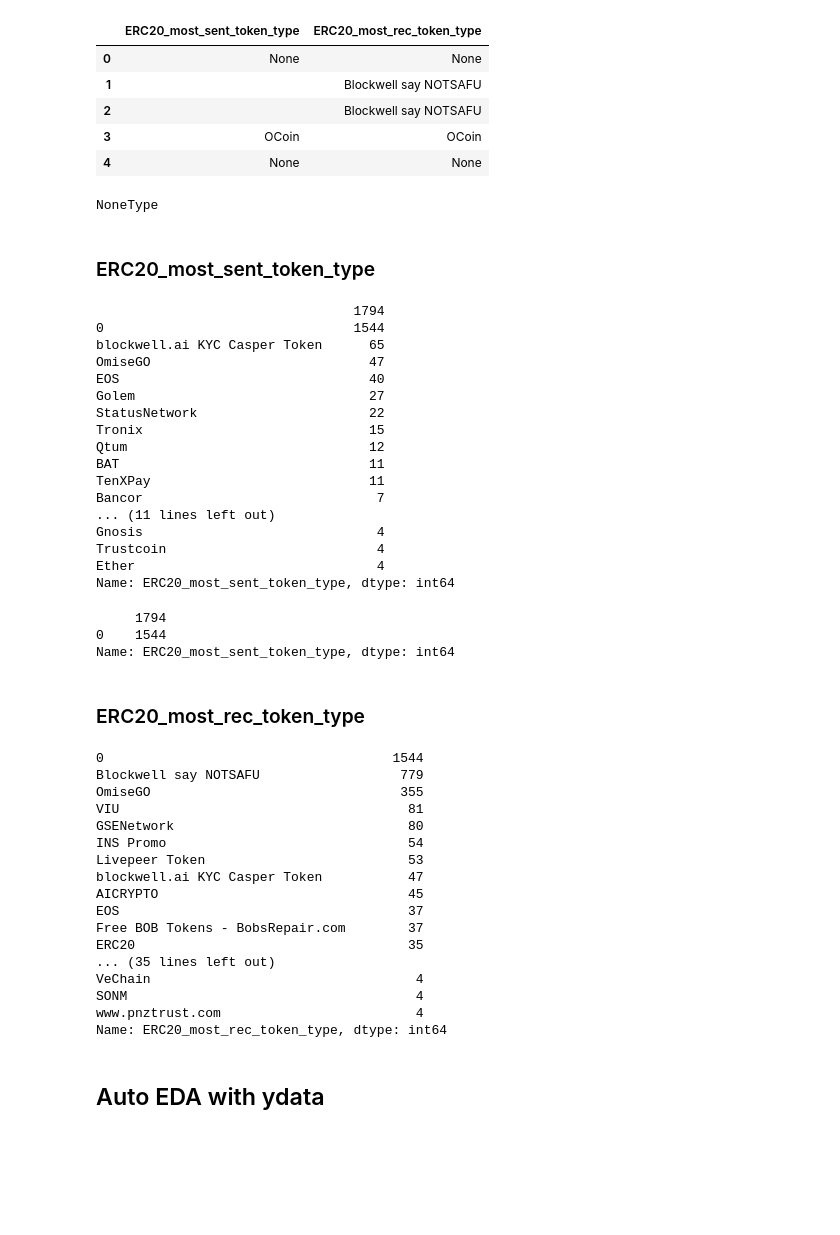
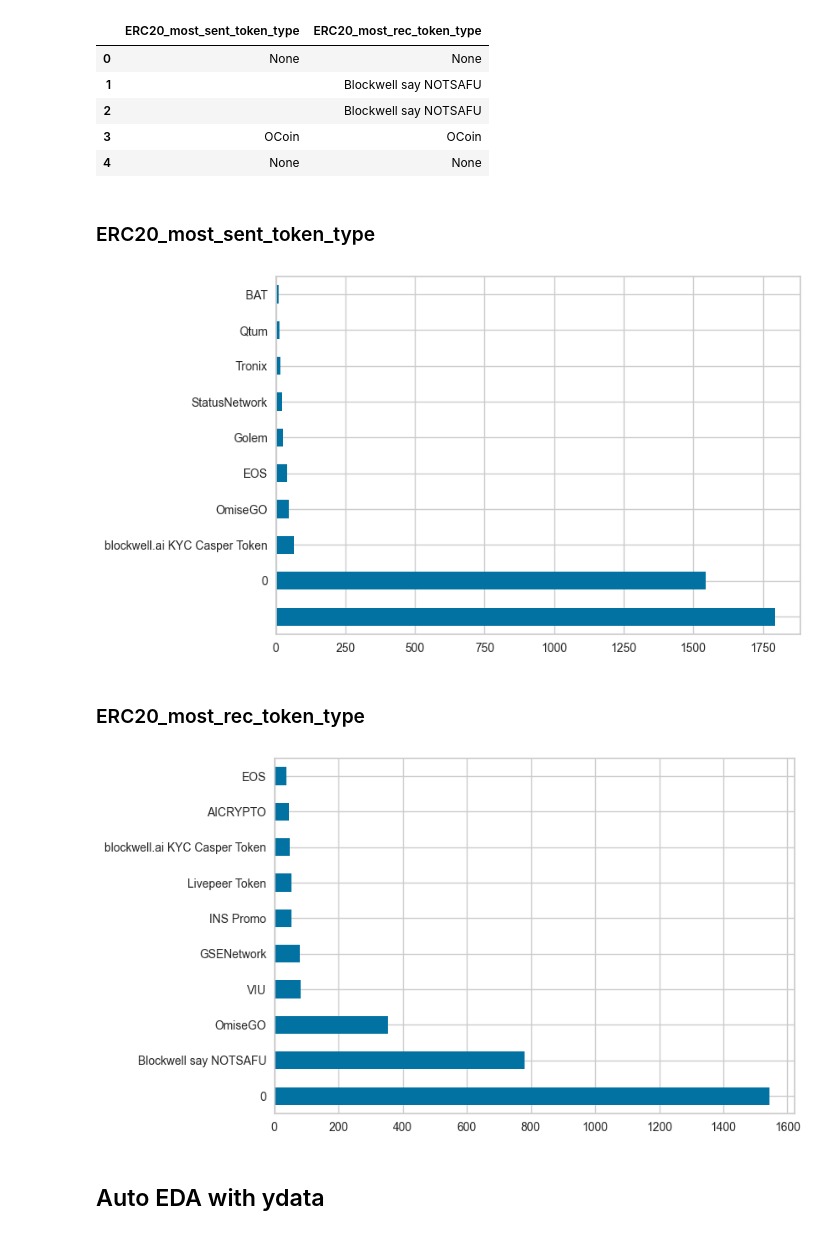
Before and after one commit to henriquetsu/ethereum_laundering, a Jupyter notebook: notebooks/01-business_and_data_understanding_ethereum_v1-suto.ipynb, the cells around one changed output. Drawn from its saved outputs; the diff is of its cells as text; code cells hidden in the pictures; blank space fills up the shorter version.

Commit message:
:construction: WIP Executing the categorical features preprocessing.

```diff
--- a/notebooks/01-business_and_data_understanding_ethereum_v1-suto.ipynb
+++ b/notebooks/01-business_and_data_understanding_ethereum_v1-suto.ipynb
@@ -186,62 +186,15 @@ a
-# %%
-type(a)
-# %% [output]
-NoneType
 # %% [markdown]
 ### ERC20_most_sent_token_type
 # %%
-df_evaluation_categorical.loc[:, 'ERC20_most_sent_token_type'].value_counts()[df_evaluation_categorical.loc[:, 'ERC20_most_sent_token_type'].value_counts() > 3]
+df_evaluation_categorical.loc[:, 'ERC20_most_sent_token_type'].value_counts().head(10).plot(kind='barh');
 # %% [output]
-                                 1794
-0                                1544
-blockwell.ai KYC Casper Token      65
-OmiseGO                            47
-EOS                                40
-Golem                              27
-StatusNetwork                      22
-Tronix                             15
-Qtum                               12
-BAT                                11
-TenXPay                            11
-Bancor                              7
-... (11 lines left out)
-Gnosis                              4
-Trustcoin                           4
-Ether                               4
-Name: ERC20_most_sent_token_type, dtype: int64
+[figure, added]
-# %%
-df_evaluation_categorical.loc[
-    (df_evaluation_categorical['ERC20_most_sent_token_type'] is None) |
-    (df_evaluation_categorical['ERC20_most_sent_token_type'] == ' ') |
-    (df_evaluation_categorical['ERC20_most_sent_token_type'] == '0')
-    , 'ERC20_most_sent_token_type'
-].value_counts()
-# %% [output]
-     1794
-0    1544
-Name: ERC20_most_sent_token_type, dtype: int64
 # %% [markdown]
 ### ERC20_most_rec_token_type
 # %%
-df_evaluation_categorical.loc[:, 'ERC20_most_rec_token_type'].value_counts()[df_evaluation_categorical.loc[:, 'ERC20_most_rec_token_type'].value_counts() > 3]
+df_evaluation_categorical.loc[:, 'ERC20_most_rec_token_type'].value_counts().head(10).plot(kind='barh');
 # %% [output]
-0                                     1544
-Blockwell say NOTSAFU                  779
-OmiseGO                                355
-VIU                                     81
-GSENetwork                              80
-INS Promo                               54
-Livepeer Token                          53
-blockwell.ai KYC Casper Token           47
-AICRYPTO                                45
-EOS                                     37
-Free BOB Tokens - BobsRepair.com        37
-ERC20                                   35
-... (35 lines left out)
-VeChain                                  4
-SONM                                     4
-www.pnztrust.com                         4
-Name: ERC20_most_rec_token_type, dtype: int64
+[figure, added]
 # %% [markdown]
 ## Auto EDA with ydata
 # %%
```
Also changed, not shown: parts of 7 cells of this notebook.
